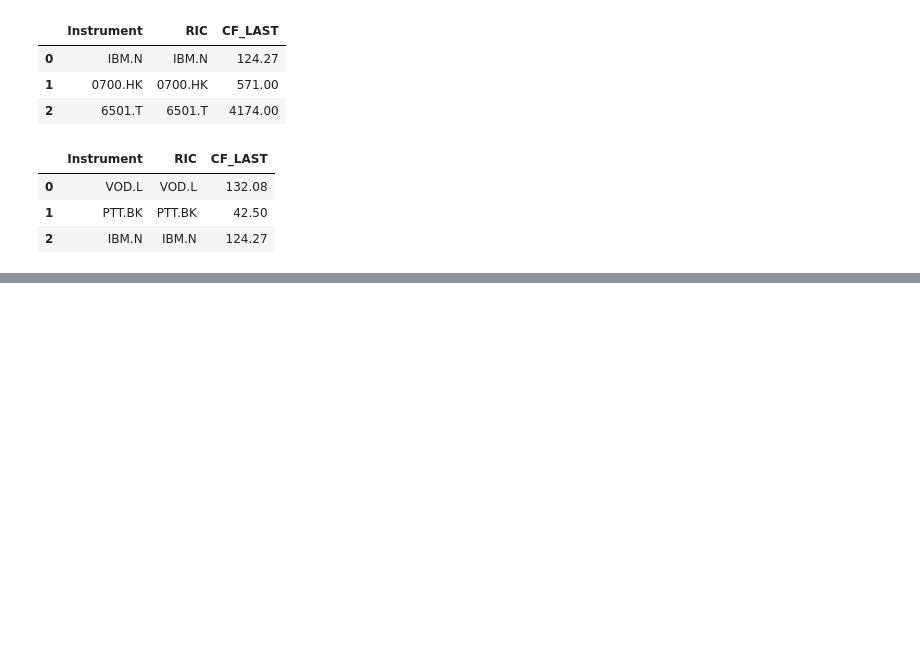
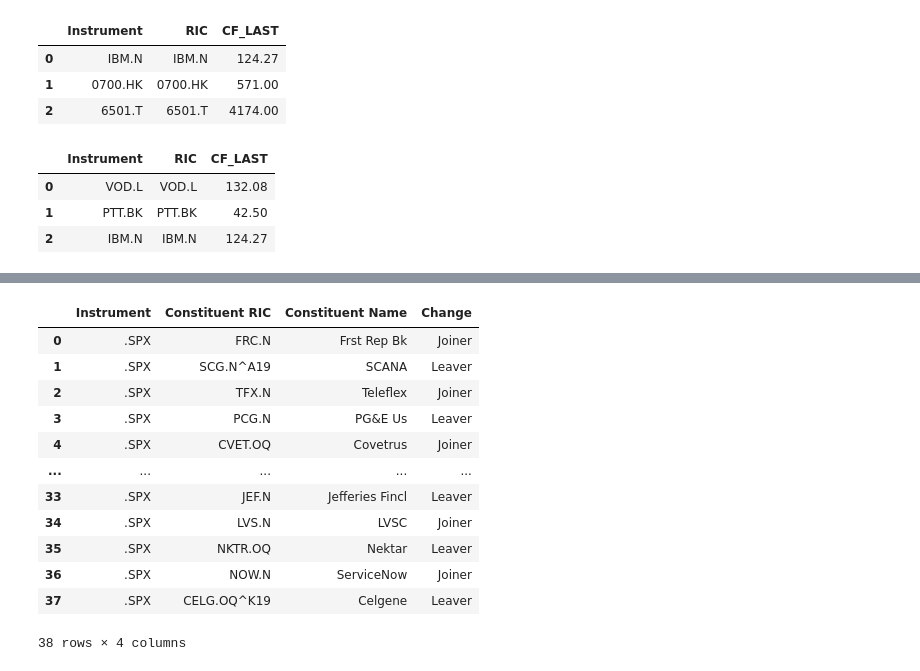
Before and after one commit to LSEG-API-Samples/Article.EikonAPI.Python.CheatSheet, a Jupyter notebook: EikonDataAPI-CheatSheet.ipynb, the cells around one changed output, grey strips where cells are left out. Drawn from its saved outputs; the diff is of its cells as text; code cells hidden in the pictures; blank space fills up the shorter version.

```diff
--- a/EikonDataAPI-CheatSheet.ipynb
+++ b/EikonDataAPI-CheatSheet.ipynb
@@ -445,0 +467,19 @@ MonitorData
+# %%
+fields = ['TR.IndexJLConstituentRIC','TR.IndexJLConstituentName','TR.IndexJLConstituentChangeDate.change']
+
+LeaversJoiners,err = ek.get_data('.SPX', fields,{'SDAte':'20190101','EDate':'20191201','IC':'B'})
+LeaversJoiners
+# %% [output]
+|  | Instrument | Constituent RIC | Constituent Name | Change |
+| 0 | .SPX | FRC.N | Frst Rep Bk | Joiner |
+| 1 | .SPX | SCG.N^A19 | SCANA | Leaver |
+| 2 | .SPX | TFX.N | Teleflex | Joiner |
+| 3 | .SPX | PCG.N | PG&E Us | Leaver |
+| 4 | .SPX | CVET.OQ | Covetrus | Joiner |
+| ... | ... | ... | ... | ... |
+| 33 | .SPX | JEF.N | Jefferies Fincl | Leaver |
+| 34 | .SPX | LVS.N | LVSC | Joiner |
+| 35 | .SPX | NKTR.OQ | Nektar | Leaver |
+| 36 | .SPX | NOW.N | ServiceNow | Joiner |
+| 37 | .SPX | CELG.OQ^K19 | Celgene | Leaver |
+38 rows × 4 columns
```
Also changed, not shown: parts of 19 cells of this notebook.
